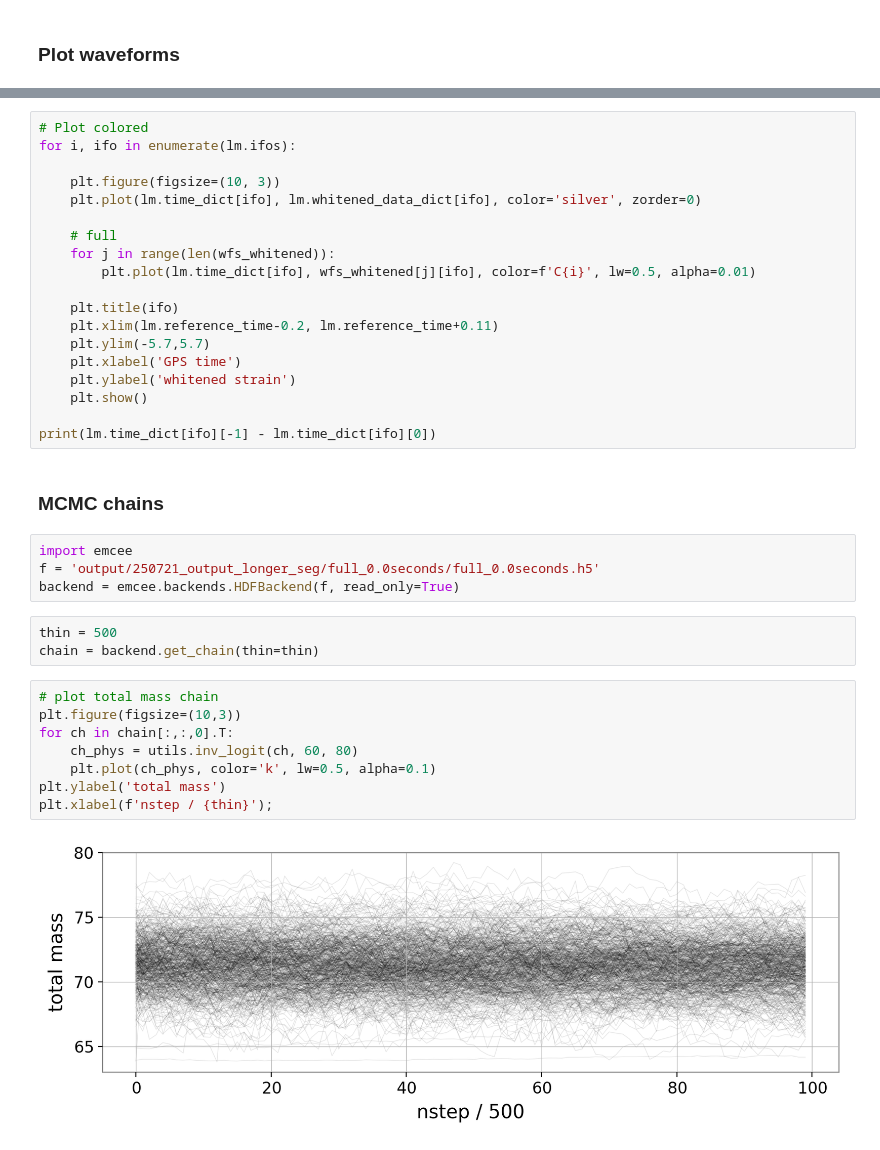
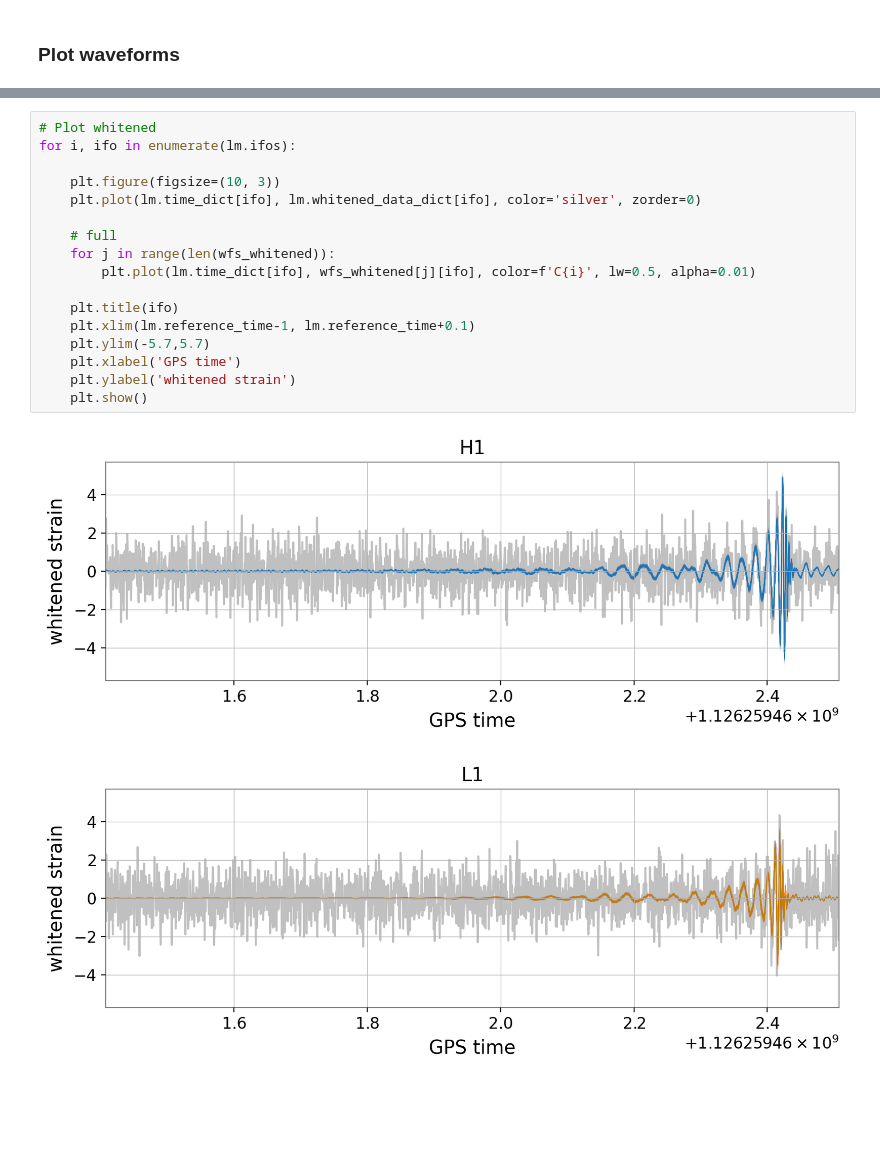
Before and after one commit to simonajmiller/tdinf, a Jupyter notebook: review/GW150914_IMRPhenomXPHM/plot_result.ipynb, the cells around one changed output, grey strips where cells are left out. Cells and saved outputs as stored; diff of their text form; blank space fills up the shorter version.

```diff
--- a/review/GW150914_IMRPhenomXPHM/plot_result.ipynb
+++ b/review/GW150914_IMRPhenomXPHM/plot_result.ipynb
@@ -263,38 +338,20 @@ for i, ifo in enumerate(lm.ifos):
 # %%
-# Plot colored
+# Plot whitened
 for i, ifo in enumerate(lm.ifos):
 
     plt.figure(figsize=(10, 3))
     plt.plot(lm.time_dict[ifo], lm.whitened_data_dict[ifo], color='silver', zorder=0)
 
     # full
     for j in range(len(wfs_whitened)):
         plt.plot(lm.time_dict[ifo], wfs_whitened[j][ifo], color=f'C{i}', lw=0.5, alpha=0.01)
 
     plt.title(ifo)
-    plt.xlim(lm.reference_time-0.2, lm.reference_time+0.11)
+    plt.xlim(lm.reference_time-1, lm.reference_time+0.1)
     plt.ylim(-5.7,5.7)
     plt.xlabel('GPS time')
     plt.ylabel('whitened strain')
     plt.show()
-
-print(lm.time_dict[ifo][-1] - lm.time_dict[ifo][0])
+# %% [output]
+[figure, added]
+[figure, added]
-# %% [markdown]
-### MCMC chains
-# %%
-import emcee
-f = 'output/250721_output_longer_seg/full_0.0seconds/full_0.0seconds.h5'
-backend = emcee.backends.HDFBackend(f, read_only=True)
-# %%
-thin = 500
-chain = backend.get_chain(thin=thin)
-# %%
-# plot total mass chain
-plt.figure(figsize=(10,3))
-for ch in chain[:,:,0].T:
-    ch_phys = utils.inv_logit(ch, 60, 80)
-    plt.plot(ch_phys, color='k', lw=0.5, alpha=0.1)
-plt.ylabel('total mass')
-plt.xlabel(f'nstep / {thin}');
-# %% [output]
-[figure, removed]
```
Also changed, not shown: parts of 26 cells of this notebook, 14 other files.
